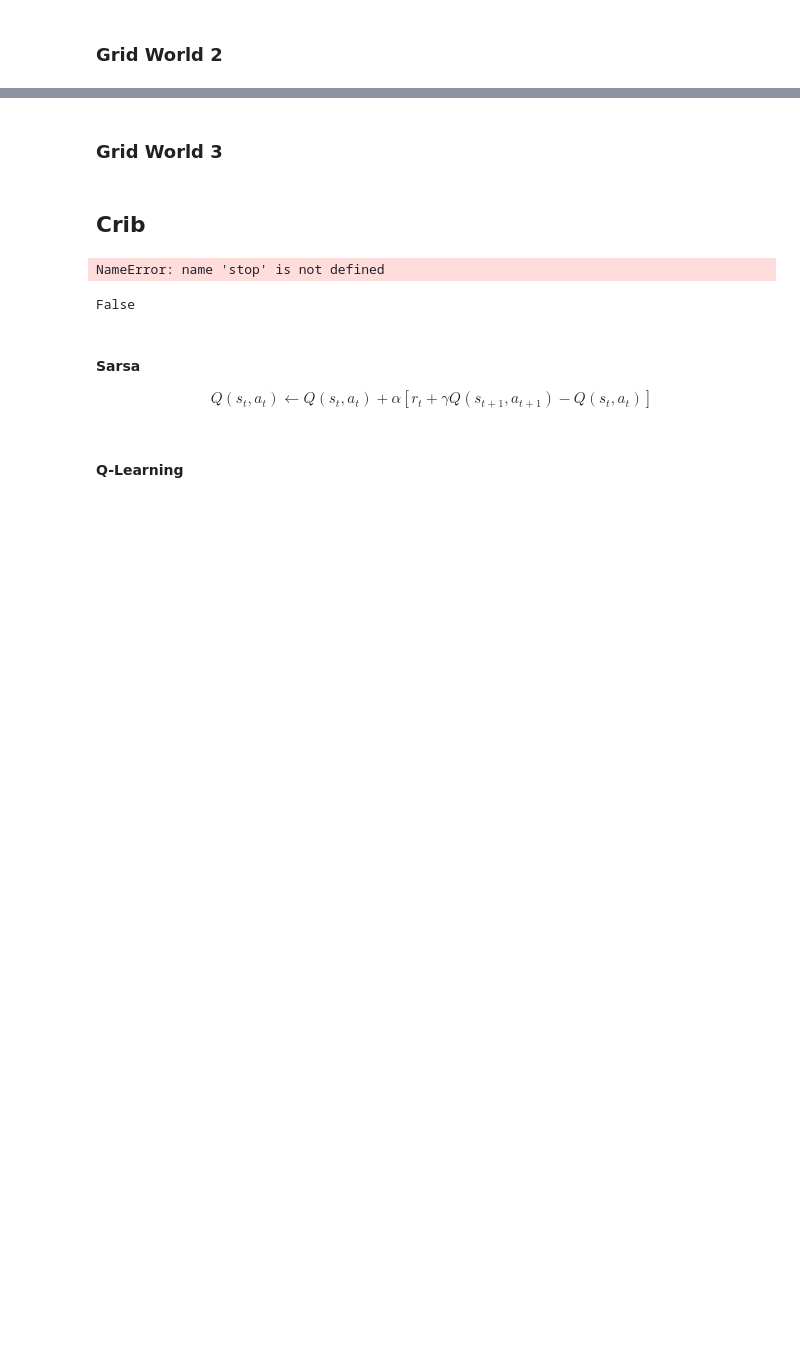
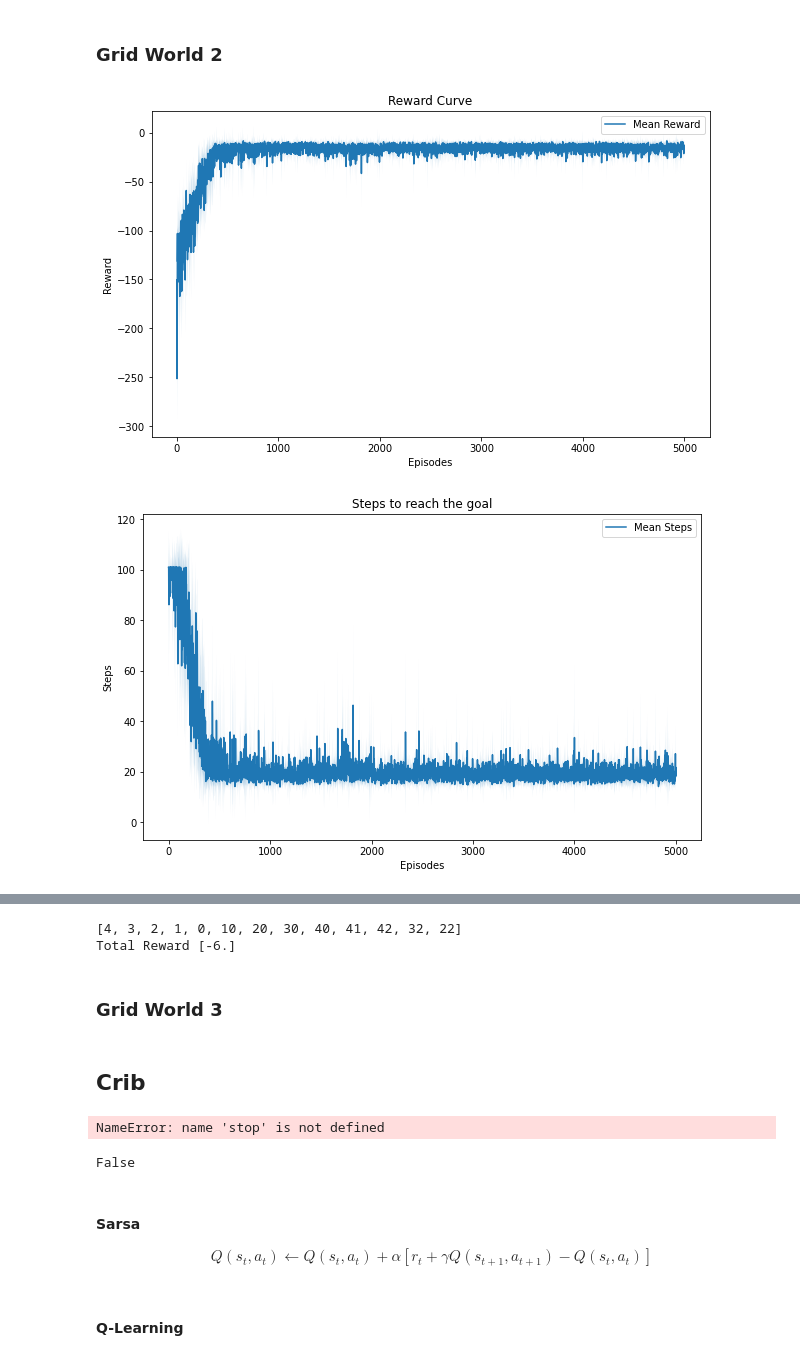
Before and after one commit to nishant-sahoo/RL_Assignments, a Jupyter notebook: Programming Assignments/PA1/notebook.ipynb, the cells around one changed output, grey strips where cells are left out. Saved outputs shown, nothing was run; the diff lists cells and outputs as text; code cells hidden in the pictures; blank space fills up the shorter version.

```diff
--- a/Programming Assignments/PA1/notebook.ipynb
+++ b/Programming Assignments/PA1/notebook.ipynb
@@ -821,3 +803,19 @@ plot.Q_values()
 plot.optimal_path()
 # %% [markdown]
 ### Grid World 2
+# %%
+# Experiment 2.1.1: wind=False(clear), p = 0.7(stochastic step), start state (0, 4), SARSA
+env = init_env([0, 4], 0.7, 0.5, False)
+
+sarsa = SARSA(env, alpha, gamma, epsilon, tau, num_episodes, num_runs, policy='softmax')
+Q, rewards, steps, state_visits = sarsa.train()
+
+plot = Plot(env, rewards, steps, state_visits, Q)
+plot.reward()
+plot.steps_to_goal()
+plot.state_visit_count()
+plot.Q_values()
+plot.optimal_path()
+# %% [output]
+[figure, added]
+[figure, added]
@@ -823,0 +825,2 @@ plot.optimal_path()
+[4, 3, 2, 1, 0, 10, 20, 30, 40, 41, 42, 32, 22]
+Total Reward [-6.]
```
Also changed, not shown: parts of 21 cells of this notebook.
